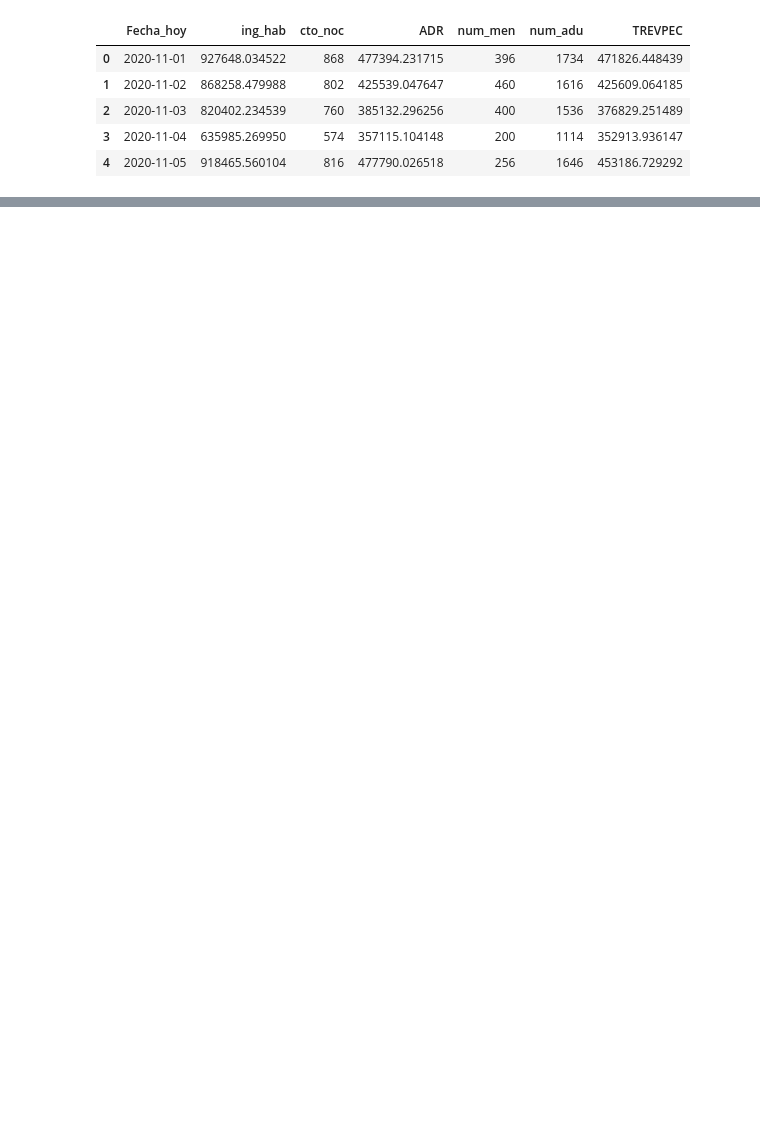
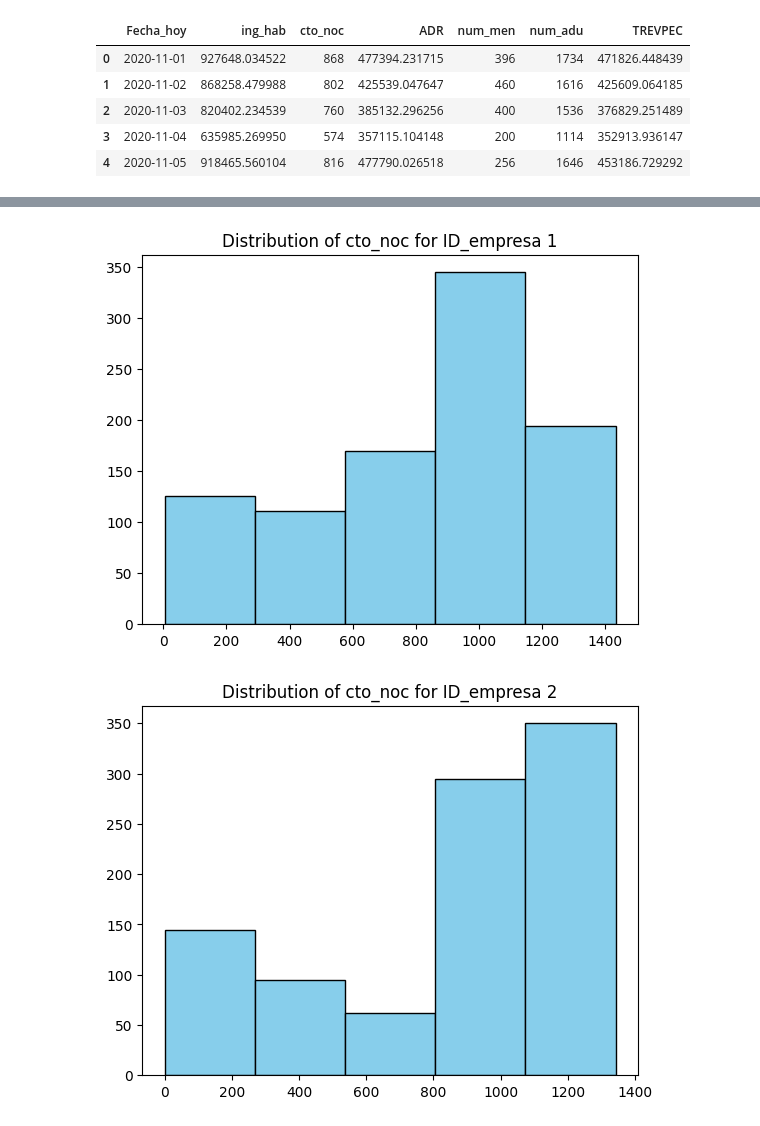
Before and after one commit to Azahramirez/claseMreporeto, a Jupyter notebook: notebooks/Notebook2_ExploringModels.ipynb, the cells around one changed output, grey strips where cells are left out. Saved outputs shown, nothing was run; the diff lists cells and outputs as text; code cells hidden in the pictures; blank space fills up the shorter version.

```diff
--- a/notebooks/Notebook2_ExploringModels.ipynb
+++ b/notebooks/Notebook2_ExploringModels.ipynb
@@ -290,0 +306,6 @@ plt.show()
+# %%
+ocupaciones = pd.read_excel("../data/ocupaciones_time_series_by_empresa.xlsx").sort_values(
+    "Fecha_hoy",
+    ascending=True,
+)
+ocupaciones.head()
@@ -290,0 +329,3 @@ plt.show()
+# %%
+ctos_por_hotel=ocupaciones.groupby(['ID_empresa','Fecha_hoy'])['cto_noc'].sum().reset_index()
+ctos_por_hotel.head()
@@ -290,0 +339,16 @@ plt.show()
+# %%
+# Generate a plot of cto_noc distribution by ID_empresa
+import matplotlib.pyplot as plt
+
+
+for i in range(len(ctos_por_hotel['ID_empresa'].unique())):
+        empresa = ctos_por_hotel[ctos_por_hotel['ID_empresa'] == i+1]
+        plt.hist(empresa["cto_noc"], bins=5, color='skyblue', edgecolor='black')
+        plt.title(f"Distribution of cto_noc for ID_empresa {i+1}")
+        plt.show()
+
+
+    # Show plot
+# %% [output]
+[figure, added]
+[figure, added]
```
Also changed, not shown: parts of 20 cells of this notebook, 3 other files.
